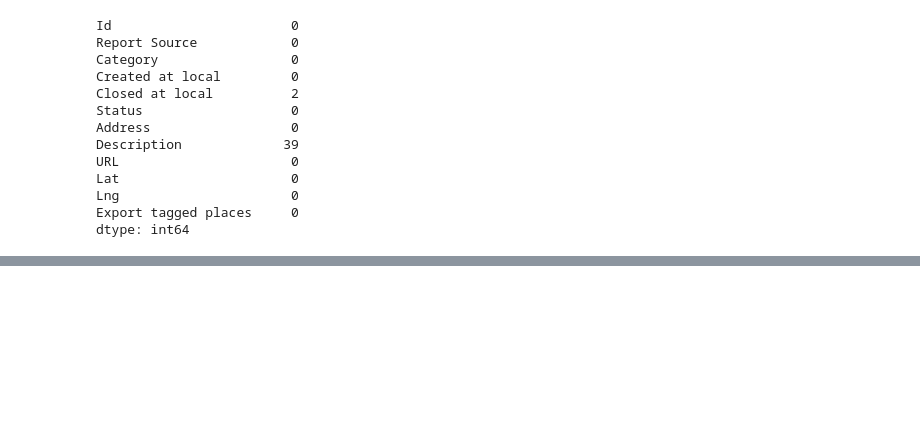
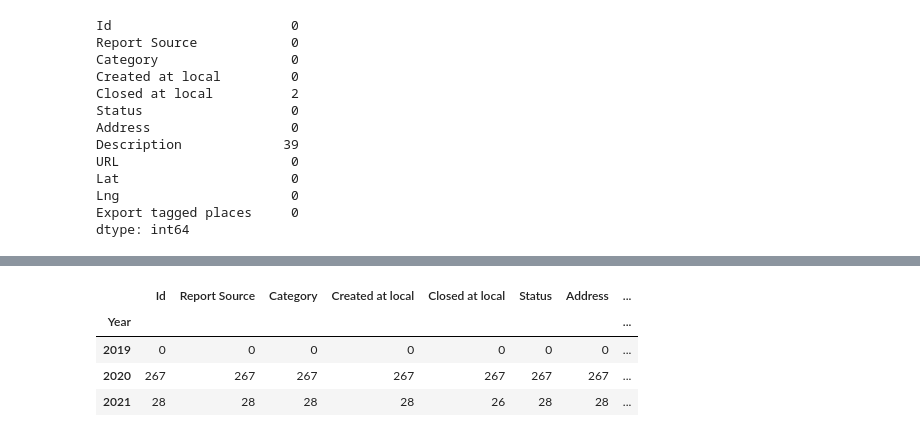
Before and after one commit to radil708/Portland-Air-Particulates-Odor-Investigation, a Jupyter notebook: stinky_dataset.ipynb, the cells around one changed output, grey strips where cells are left out. Drawn from its saved outputs; the diff is of its cells as text; code cells hidden in the pictures; blank space fills up the shorter version.

```diff
--- a/stinky_dataset.ipynb
+++ b/stinky_dataset.ipynb
@@ -32,7 +35,7 @@ Note: if updated data for SCF is sent through new, separate Excel spreadsheets,
 import pandas as pd
 
 # load SMC data
-url_all_zips = 'https://raw.githubusercontent.com/ds5110/stinky/master/data/smc.csv'
+url_all_zips = 'https://raw.githubusercontent.com/ds5110/stinky/master/smell_data/smell_raw_data/smc.csv'
 df_smc = pd.read_csv(url_all_zips)
 print(df_smc.shape)
 
@@ -113,7 +116,7 @@ separate_datecols(df_smc, col)
 df_smc.rename(columns={'skewed latitude':'Latitude', 'skewed longitude':'Longitude'}, inplace=True)
 # %%
 # load SCF data
-url = 'https://raw.githubusercontent.com/ds5110/stinky/master/data/scf.csv'
+url = 'https://raw.githubusercontent.com/ds5110/stinky/master/smell_data/smell_raw_data/scf.csv'
 df_scf=pd.read_csv(url)
 print(df_scf.shape)
 
@@ -237,0 +243,9 @@ time: 74.5 ms (started: 2021-08-21 13:56:10 +00:00)
+# %%
+# there are 350 reports for 2019, 1802 for 2020, and 755 for 2021
+df_stinky.groupby('Year').count()
+# %% [output]
+|  | Id | Report Source | Category | Created at local | Closed at local | Status | Address | ... |
+| Year |  |  |  |  |  |  |  | ... |
+| 2019 | 0 | 0 | 0 | 0 | 0 | 0 | 0 | ... |
+| 2020 | 267 | 267 | 267 | 267 | 267 | 267 | 267 | ... |
+| 2021 | 28 | 28 | 28 | 28 | 26 | 28 | 28 | ... |
```
Also changed, not shown: parts of 10 cells of this notebook.
